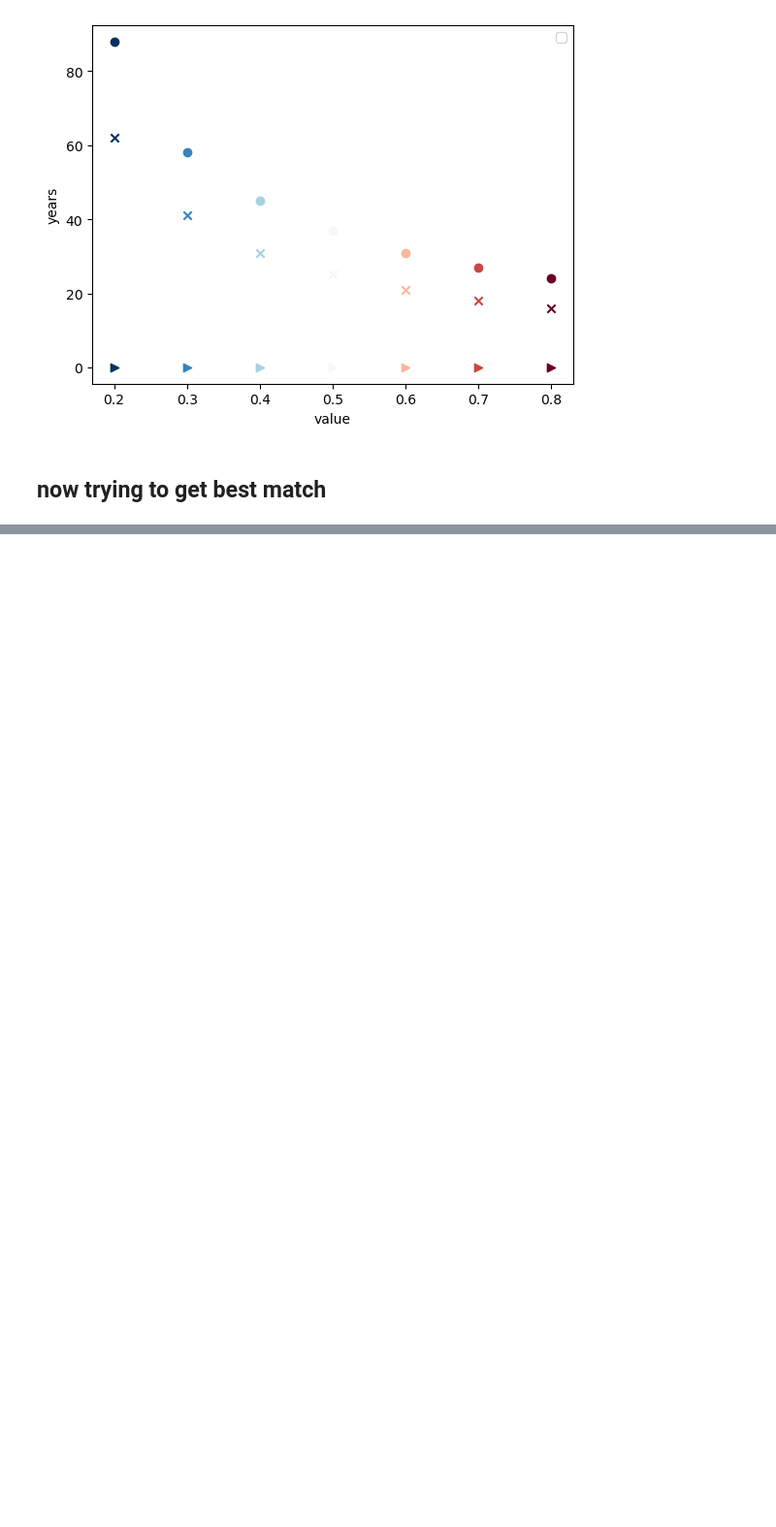
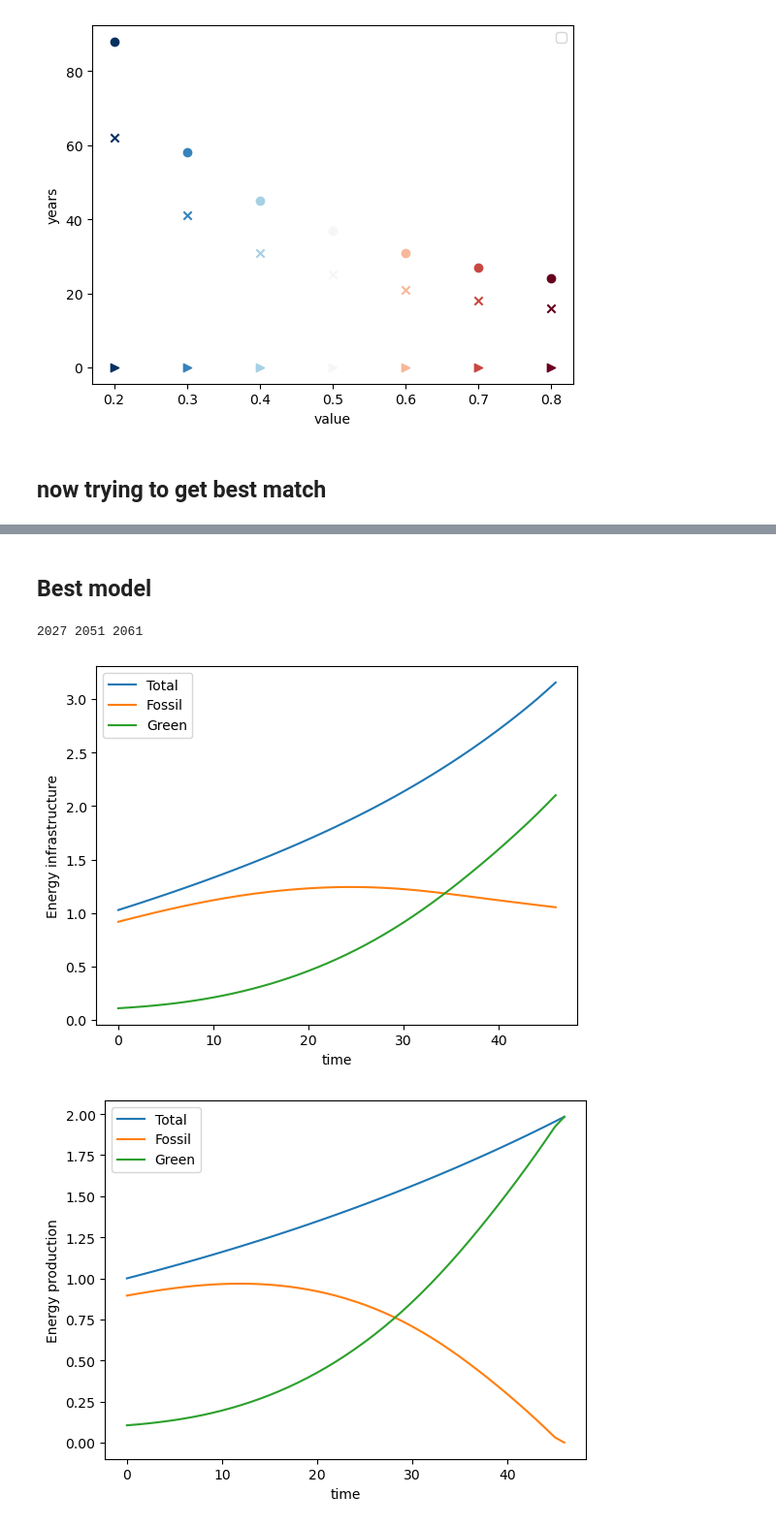
Before and after one commit to fedef17/Spectre, a Jupyter notebook: simple_macro_tuning.ipynb, the cells around one changed output, grey strips where cells are left out. Shown at 97% size. Cells and saved outputs as stored; diff of their text form; code cells hidden in the pictures; blank space fills up the shorter version.

```diff
--- a/simple_macro_tuning.ipynb
+++ b/simple_macro_tuning.ipynb
@@ -145,0 +168,23 @@ No artists with labels found to put in legend.  Note that artists whose label st
+# %% [markdown]
+## Best model
+# %%
+params = lef.default_params.copy()
+params['beta_0'] = -0.25
+params['gamma_g'] = 0.65
+params['growth'] = 0.015
+params['delta_g'] = 0.01
+params['delta_f'] = 0.01
+
+inicond = {'Y_ini' : 1, 'Kg_ini' : lef.Eg_ratio_ok[0]/100, 'Kf_ini' : 1-lef.Eg_ratio_ok[0]/100}
+
+n_iter = 300
+# %%
+resu = lef.run_model(inicond = inicond, params = params, n_iter = n_iter, verbose = False)
+lef.plot_resu(resu)
+lef.plot_resuvsobs(resu)
+
+print(2015 + resu['year_peak'], 2015 + resu['year_halved'], 2015 + resu['year_zero'])
+# %% [output]
+2027 2051 2061
+[figure, added]
+[figure, added]
```
Also changed, not shown: parts of 6 cells of this notebook, 2 other files.
